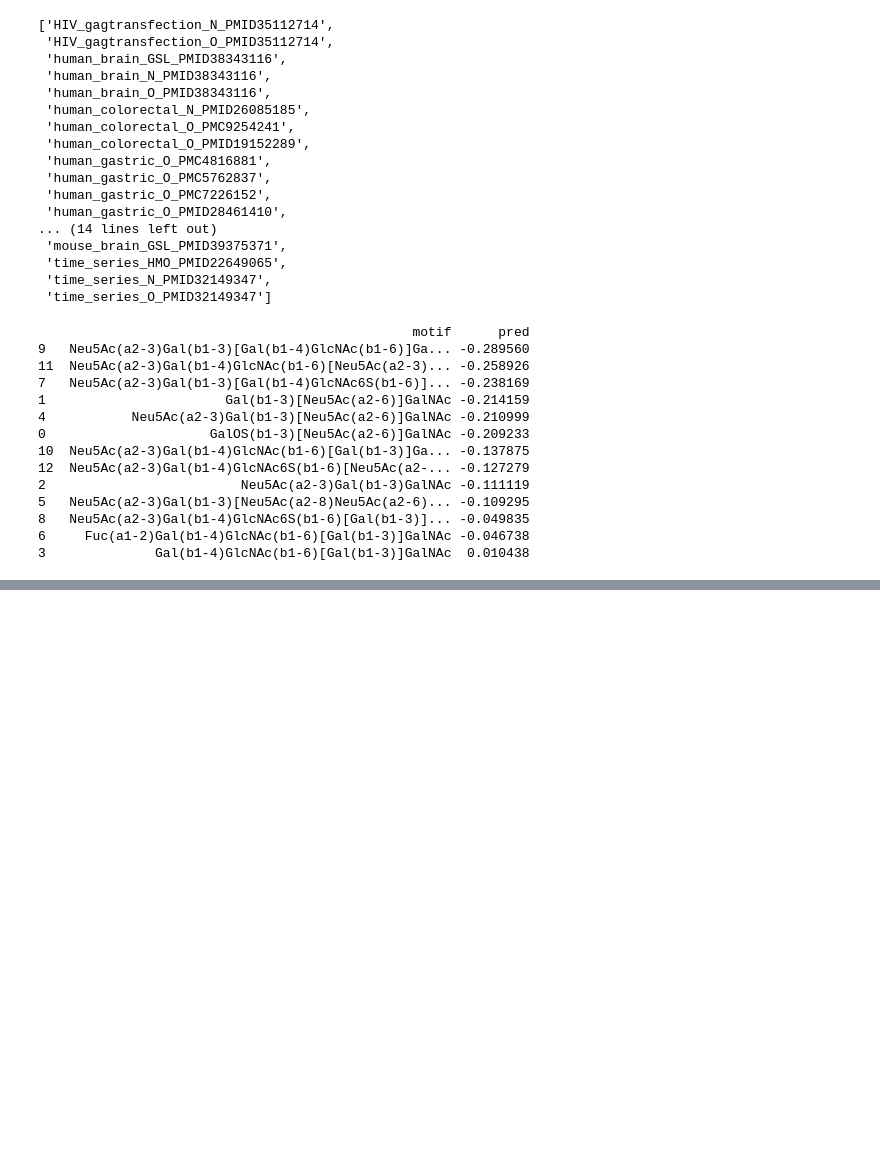
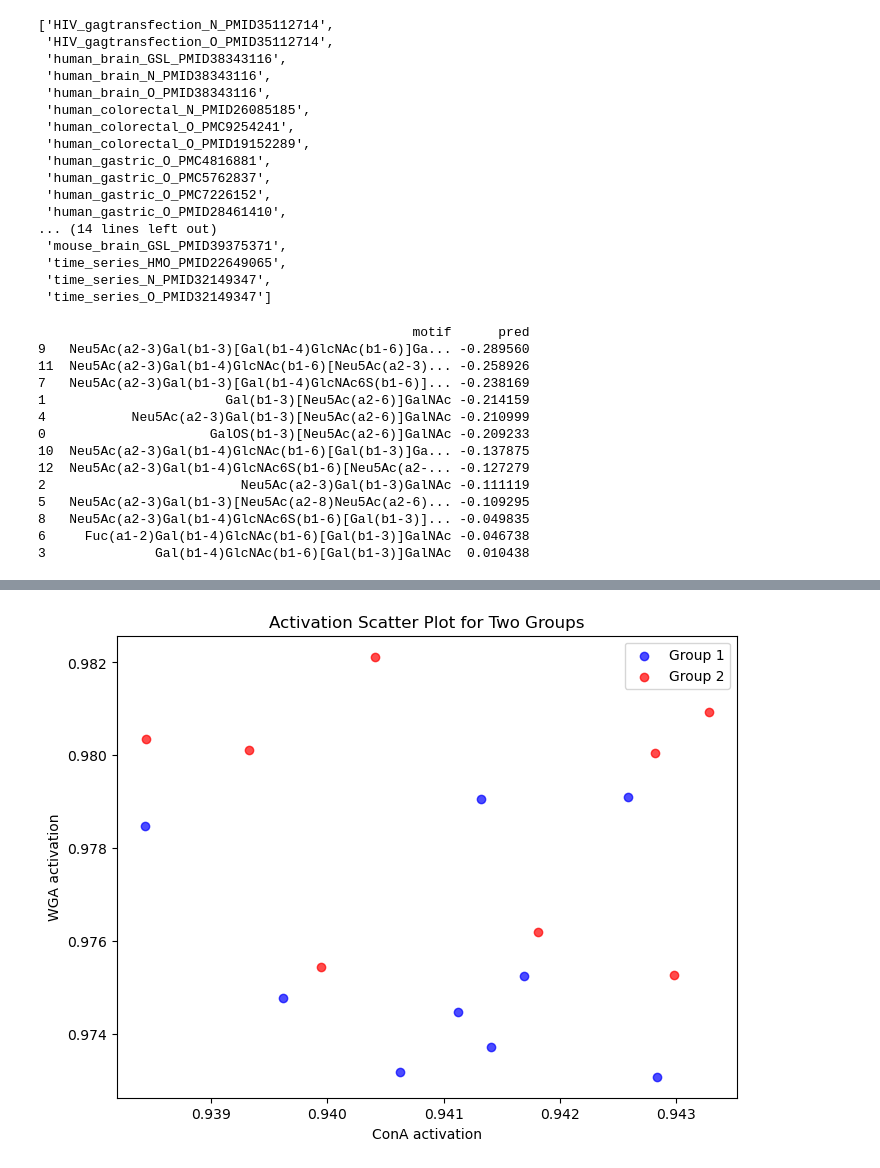
Before and after one commit to csfloyd/GlycanAnalysis, a Jupyter notebook: Python/Dev_Glycowork.ipynb, the cells around one changed output, grey strips where cells are left out. Saved outputs shown, nothing was run; the diff lists cells and outputs as text; code cells hidden in the pictures; blank space fills up the shorter version.

Commit message:
first attempt at lectin activations

```diff
--- a/Python/Dev_Glycowork.ipynb
+++ b/Python/Dev_Glycowork.ipynb
@@ -163,0 +169,4 @@ print(predictions)
+# %%
+from glycowork.glycan_data.loader import glycomics_data_loader
+df = glycomics_data_loader.human_skin_O_PMC5871710 # imports as a Pandas dataframe
+glycans_in_df = list(df['glycan'])
@@ -163,0 +182,6 @@ print(predictions)
+# %%
+aff_mat = np.exp(0.2 * z_score_mat)
+print(aff_mat)
+
+def prob_dist(vals):
+    return vals / np.sum(vals)
@@ -163,0 +195,14 @@ print(predictions)
+# %%
+group1_list = list(df.columns)[1:-1:2]
+group2_list = list(df.columns)[2:-1:2]
+
+activation1_array = np.zeros((len(group1_list), 2))
+for (i, g) in enumerate(group1_list):
+    glycan_dist = prob_dist(np.array(df[g]))
+    activation1_array[i,:] = np.dot(aff_mat, glycan_dist)
+
+
+activation2_array = np.zeros((len(group2_list), 2))
+for (i, g) in enumerate(group2_list):
+    glycan_dist = prob_dist(np.array(df[g]))
+    activation2_array[i,:] = np.dot(aff_mat, glycan_dist)
@@ -163,0 +220,14 @@ print(predictions)
+# %%
+# Plot scatter plots for both groups
+plt.figure(figsize=(8, 6))
+plt.scatter(activation1_array[:,0], activation1_array[:,1], color='blue', label='Group 1', alpha=0.7)
+plt.scatter(activation2_array[:,0], activation2_array[:,1], color='red', label='Group 2', alpha=0.7)
+
+# Labels and legend
+plt.xlabel('ConA activation')
+plt.ylabel('WGA activation')
+plt.title('Activation Scatter Plot for Two Groups')
+plt.legend()
+plt.show()
+# %% [output]
+[figure, added]
```
Also changed, not shown: parts of 8 cells of this notebook.
